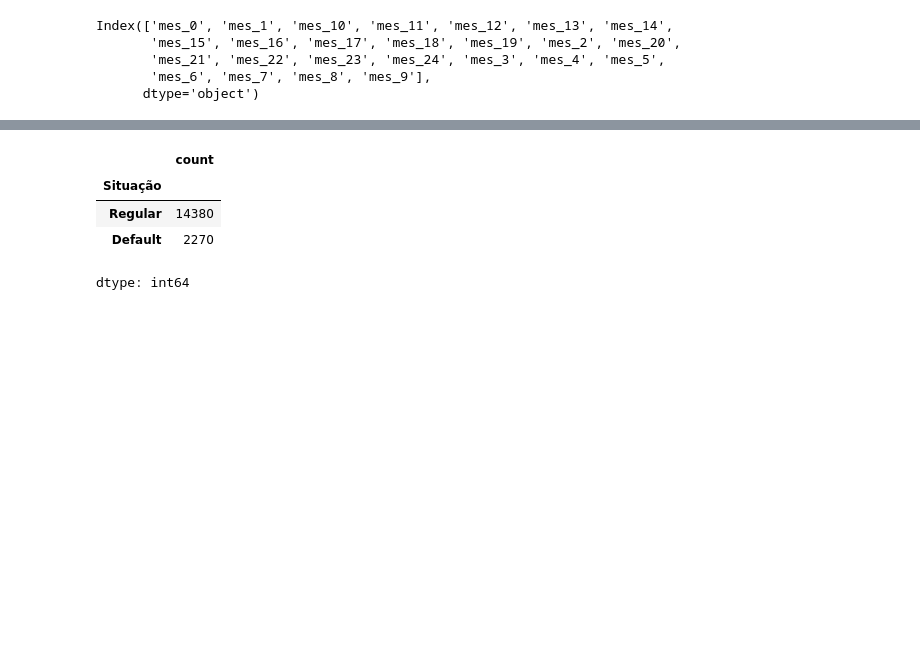
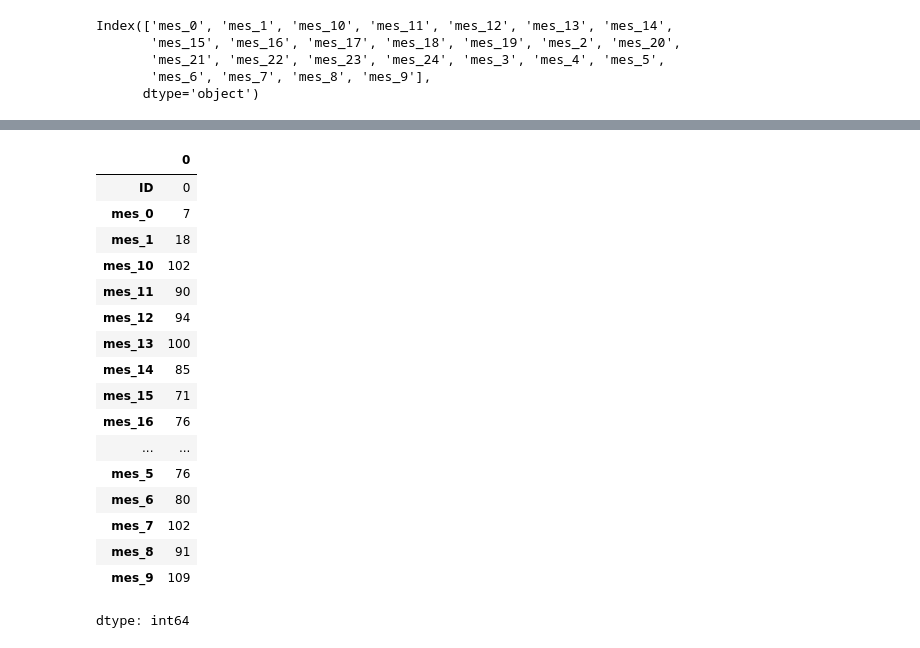
Before and after one commit to CaduPortifolio/An-lise, a Jupyter notebook: Mod5Ex_aulas_04a05.ipynb, the cells around one changed output, grey strips where cells are left out. Saved outputs shown, nothing was run; the diff lists cells and outputs as text; code cells hidden in the pictures; blank space fills up the shorter version.

```diff
--- a/Mod5Ex_aulas_04a05.ipynb
+++ b/Mod5Ex_aulas_04a05.ipynb
@@ -217,8 +123,23 @@ clientes_com_pagamentos
-# %%
-df_consolidado['Situação'].value_counts()
-# %% [output]
-|  | count |
-| Situação |  |
-| Regular | 14380 |
-| Default | 2270 |
-dtype: int64
+# %%
+# 1) Seu código aqui
+default = pg.isin(['2','3','4','5'])
+default.sum()
+# %% [output]
+|  | 0 |
+| ID | 0 |
+| mes_0 | 7 |
+| mes_1 | 18 |
+| mes_10 | 102 |
+| mes_11 | 90 |
+| mes_12 | 94 |
+| mes_13 | 100 |
+| mes_14 | 85 |
+| mes_15 | 71 |
+| mes_16 | 76 |
+| ... | ... |
+| mes_5 | 76 |
+| mes_6 | 80 |
+| mes_7 | 102 |
+| mes_8 | 91 |
+| mes_9 | 109 |
+dtype: int64
```
Also changed, not shown: parts of 18 cells of this notebook.
